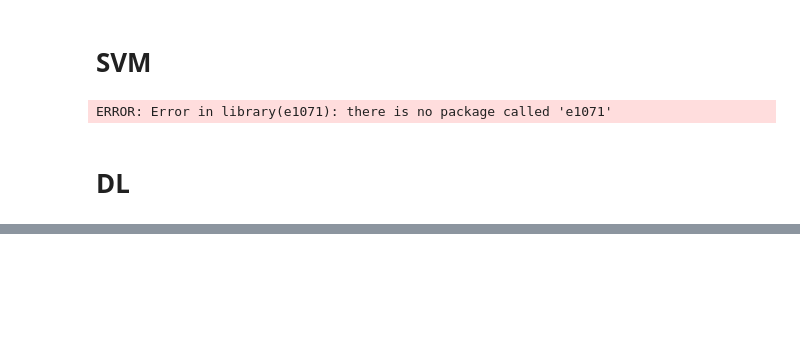
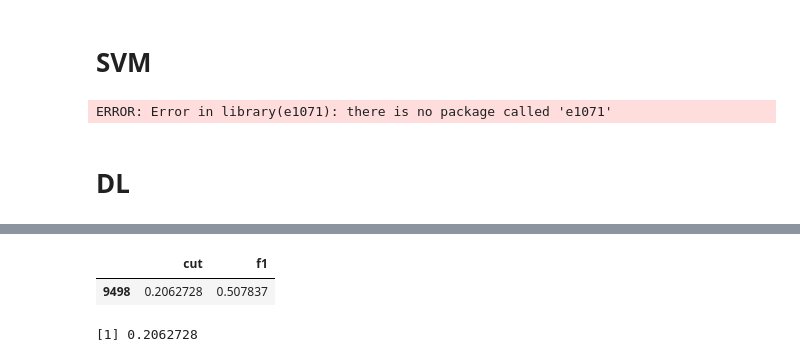
Before and after one commit to Vlad696969/Prediction_R, a Jupyter notebook: Problem3.ipynb, the cells around one changed output, grey strips where cells are left out. Cells and saved outputs as stored; diff of their text form; code cells hidden in the pictures; blank space fills up the shorter version.

```diff
--- a/Problem3.ipynb
+++ b/Problem3.ipynb
@@ -212,0 +239,4 @@ fit.NN.auc
+# %%
+result.LR1 <- glm(y.class~., data=train, family=binomial)
+# %%
+result.LR2<-predict(result.LR1,newdata=test, type="response")
@@ -212,0 +246,4 @@ fit.NN.auc
+# %%
+library("ROCR")
+fit.LR.pred <-prediction( result.LR2, test[,20])
+fit.LR.perf <- performance(fit.LR.pred,"f")
@@ -212,0 +266,7 @@ fit.NN.auc
+# %%
+cutoffs <- data.frame(cut=fit.LR.perf@x.values[[1]], f1=fit.LR.perf@y.values[[1]])
+# %%
+cutoffs[which.max(cutoffs$f1), ]
+# %% [output]
+|  | cut | f1 |
+| 9498 | 0.2062728 | 0.507837 |
@@ -212,0 +275,4 @@ fit.NN.auc
+# %%
+cut
+# %% [output]
+[1] 0.2062728
```
Also changed, not shown: parts of 36 cells of this notebook, 10 other files.
